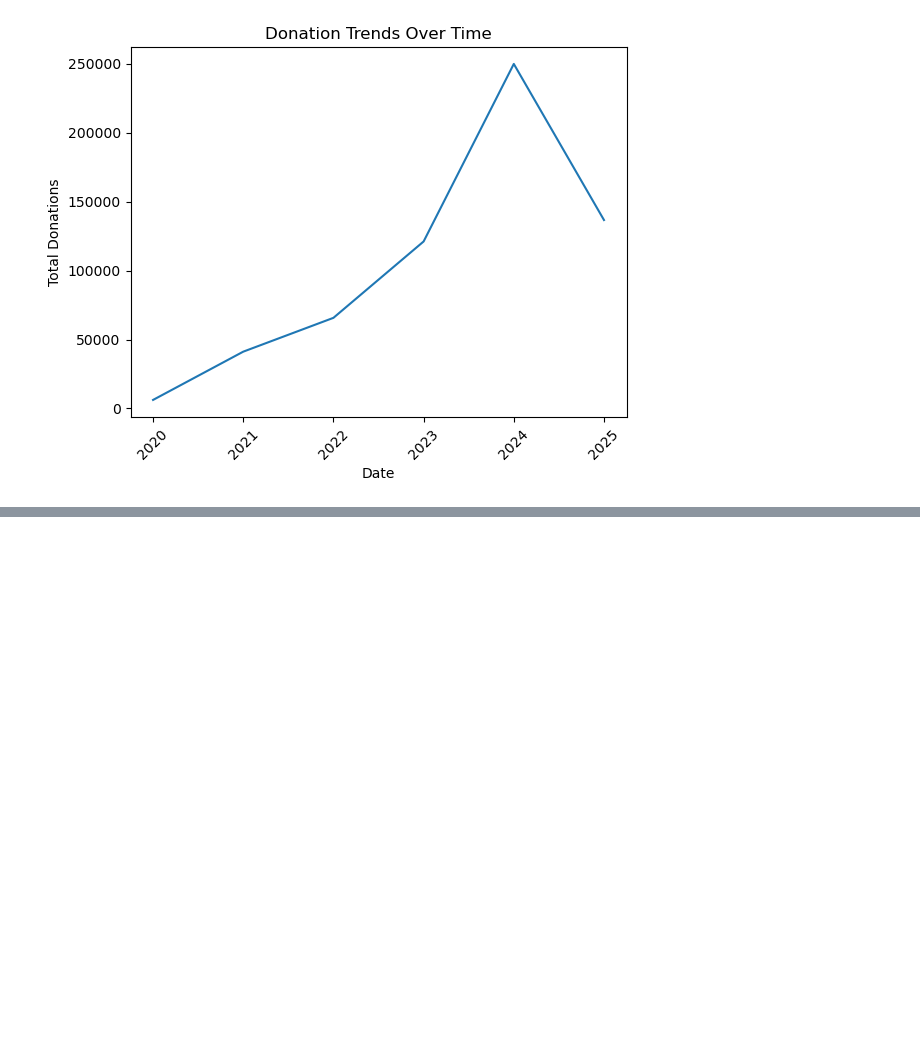
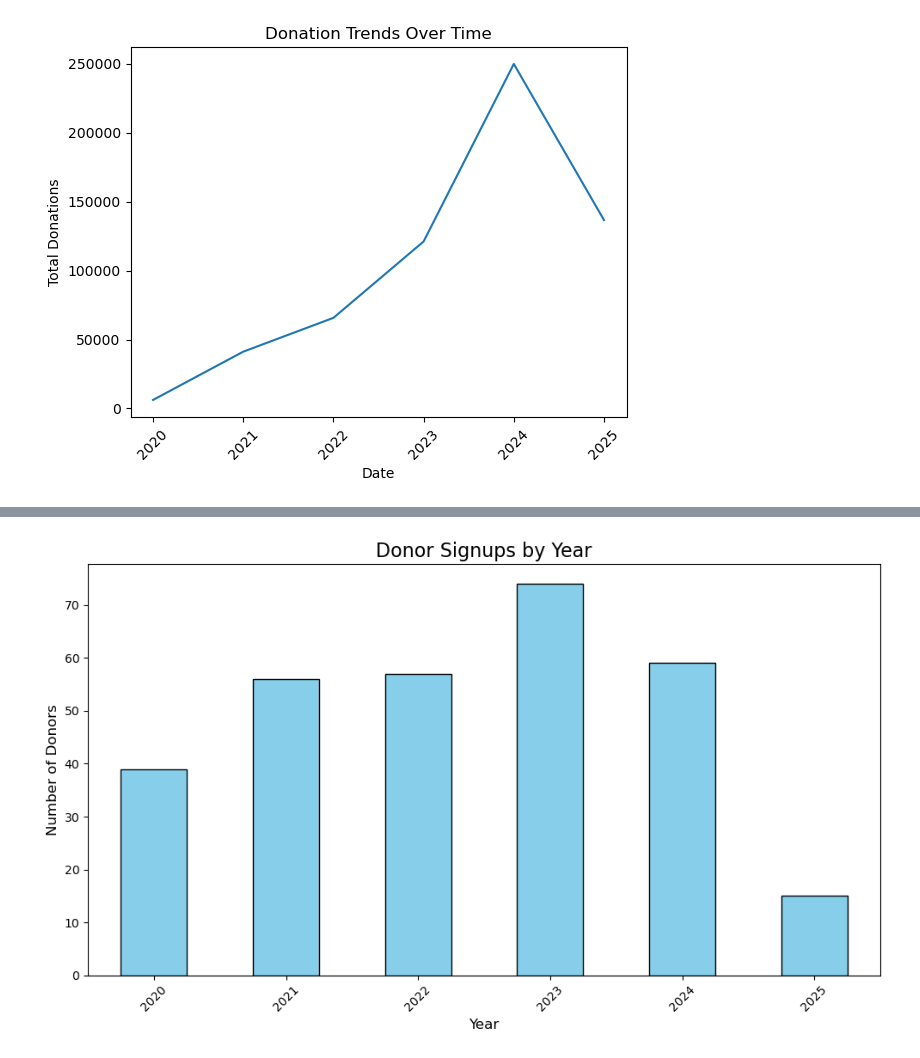
Before and after one commit to Bshaia/data-analysis-portfolio, a Jupyter notebook: nonprofit-impact-tracker/notebooks/01_explore_data.ipynb, the cells around one changed output, grey strips where cells are left out. Saved outputs shown, nothing was run; the diff lists cells and outputs as text; code cells hidden in the pictures; blank space fills up the shorter version.

Commit message:
Add visualization of donor signups by year

```diff
--- a/nonprofit-impact-tracker/notebooks/01_explore_data.ipynb
+++ b/nonprofit-impact-tracker/notebooks/01_explore_data.ipynb
@@ -139,3 +139,6 @@ plt.savefig('donation_trends.png', bbox_inches='tight')
 plt.show()
 # %% [output]
 [figure]
+# %%
+donors['join_date'] = pd.to_datetime(donors['join_date'])
+donors.dtypes
@@ -141,0 +151,3 @@ plt.show()
+# %%
+signups_by_year = donors['join_date'].dt.year.value_counts().sort_index()
+print(signups_by_year)
@@ -141,0 +163,14 @@ plt.show()
+# %%
+plt.figure(figsize=(10,6))
+signups_by_year.plot(kind='bar', color ='skyblue', edgecolor='black')
+
+plt.title('Donor Signups by Year', fontsize=16)
+plt.xlabel('Year', fontsize=12)
+plt.ylabel('Number of Donors', fontsize=12)
+plt.xticks(rotation=45)
+plt.tight_layout()
+
+plt.savefig('../donor_signups_by_year.png')
+plt.show()
+# %% [output]
+[figure, added]
```
Also changed, not shown: parts of 2 cells of this notebook, 1 other file.
